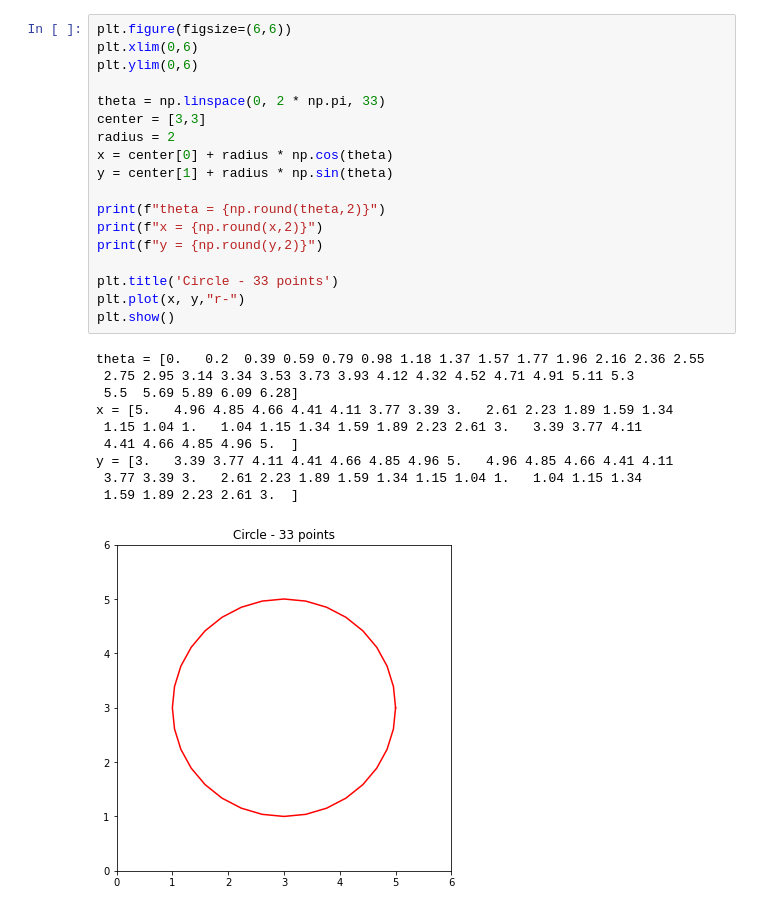
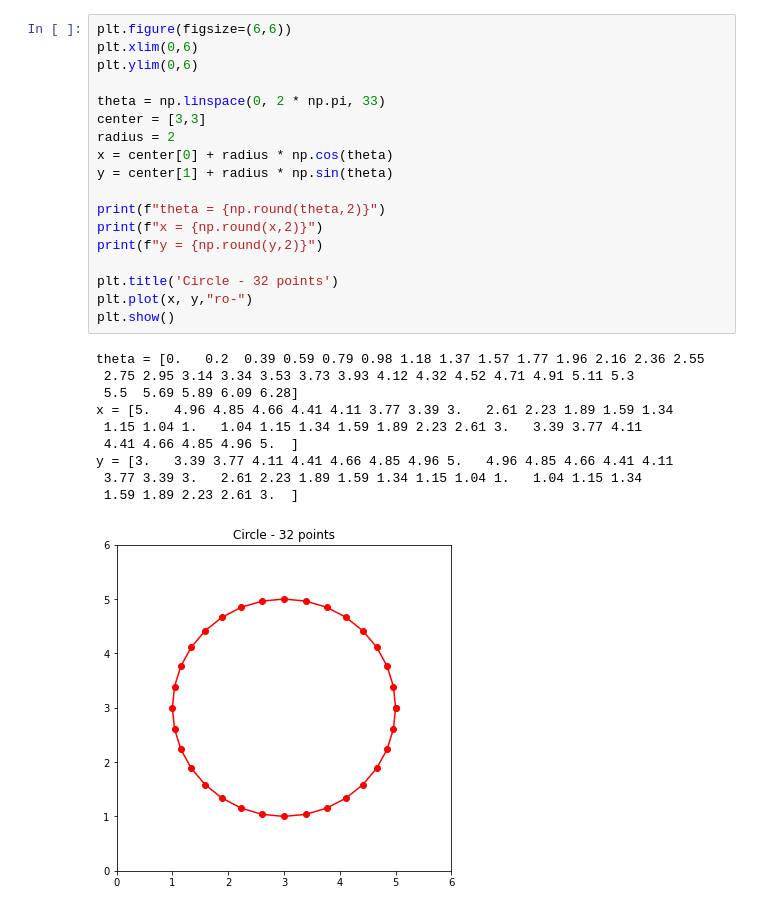
Before and after one commit to junyaogz/computational.math, a Jupyter notebook: code/A21.ipynb, the cells around one changed output. Cells and saved outputs as stored; diff of their text form.

```diff
--- a/code/A21.ipynb
+++ b/code/A21.ipynb
@@ -78,32 +91,32 @@ y = [3.   3.77 4.41 4.85 5.   4.85 4.41 3.77 3.   2.23 1.59 1.15 1.   1.15
 # %%
 plt.figure(figsize=(6,6))
 plt.xlim(0,6)
 plt.ylim(0,6)
 
 theta = np.linspace(0, 2 * np.pi, 33)
 center = [3,3]
 radius = 2
 x = center[0] + radius * np.cos(theta)
 y = center[1] + radius * np.sin(theta)
 
 print(f"theta = {np.round(theta,2)}")
 print(f"x = {np.round(x,2)}")
 print(f"y = {np.round(y,2)}")
 
-plt.title('Circle - 33 points')
-plt.plot(x, y,"r-")
+plt.title('Circle - 32 points')
+plt.plot(x, y,"ro-")
 plt.show()
 # %% [output]
 theta = [0.   0.2  0.39 0.59 0.79 0.98 1.18 1.37 1.57 1.77 1.96 2.16 2.36 2.55
  2.75 2.95 3.14 3.34 3.53 3.73 3.93 4.12 4.32 4.52 4.71 4.91 5.11 5.3
  5.5  5.69 5.89 6.09 6.28]
 x = [5.   4.96 4.85 4.66 4.41 4.11 3.77 3.39 3.   2.61 2.23 1.89 1.59 1.34
  1.15 1.04 1.   1.04 1.15 1.34 1.59 1.89 2.23 2.61 3.   3.39 3.77 4.11
  4.41 4.66 4.85 4.96 5.  ]
 y = [3.   3.39 3.77 4.11 4.41 4.66 4.85 4.96 5.   4.96 4.85 4.66 4.41 4.11
  3.77 3.39 3.   2.61 2.23 1.89 1.59 1.34 1.15 1.04 1.   1.04 1.15 1.34
  1.59 1.89 2.23 2.61 3.  ]
-[figure, old version]
+[figure, new version]
 # %%
 plt.figure(figsize=(6,6))
 plt.xlim(0,6)
```
Also changed, not shown: parts of 11 cells of this notebook.
